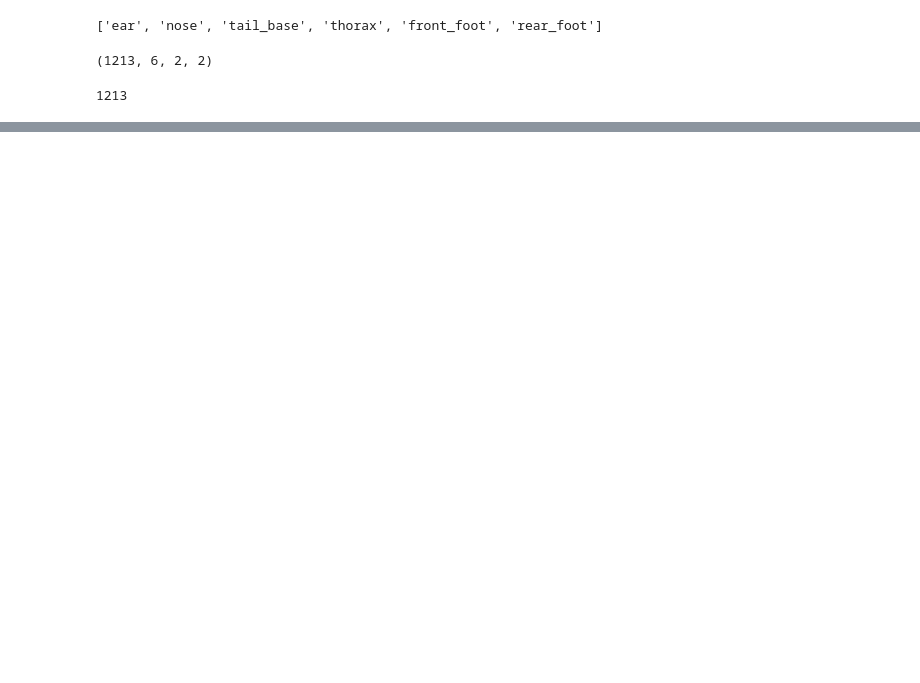
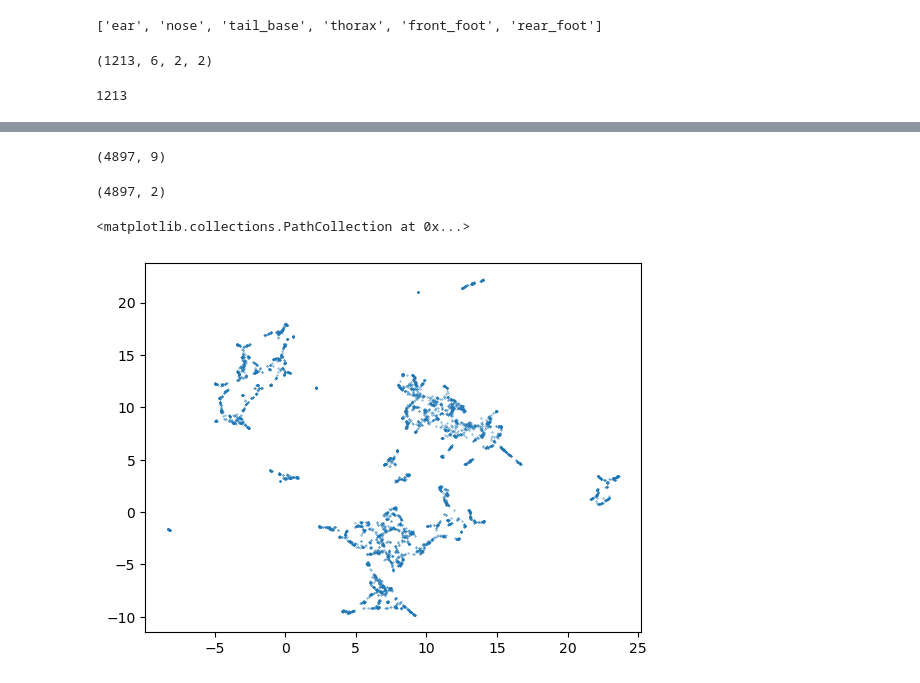
Before and after one commit to padillacoreanolab/pose_tracking_repo, a Jupyter notebook: results/tube_test_analysis/tube_test_features.ipynb, the cells around one changed output, grey strips where cells are left out. Saved outputs shown, nothing was run; the diff lists cells and outputs as text; code cells hidden in the pictures; blank space fills up the shorter version.

Commit message:
Extracts features based on angles. distance, and velocities

```diff
--- a/results/tube_test_analysis/tube_test_features.ipynb
+++ b/results/tube_test_analysis/tube_test_features.ipynb
@@ -136,8 +94,3 @@ print(locations.shape)
 len(locations)
 # %% [output]
 1213
-# %%
-(a,b) = (1, 2)
-(c,d) = (3, 4)
-
-print(a)
@@ -246,0 +199,3 @@ range(0, 1)
+# %%
+angles = get_angles(locations, 0, 1, 4)
+print(len(angles[1]))
@@ -246,0 +210,29 @@ range(0, 1)
+# %%
+
+
+is_first = True
+for filename in filenames:
+    dset_names, locations, node_names = get_info(filename)
+    features = np.zeros((9,len(locations)))
+    locations = fill_missing(locations)
+    angles = get_angles(locations, 0, 1, 3)
+    features[0] = angles[0]
+    features[1] = angles[1]
+    nose_velocities = get_velocities(locations, 1)
+    features[2] = nose_velocities[0]
+    features[3] = nose_velocities[1]
+    thorax_velocities = get_velocities(locations,3)
+    features[4] = thorax_velocities[0]
+    features[5] = thorax_velocities[1]
+    features[6] = get_distances_between_mice(locations, 1)
+    nose_tailbase = get_distances_between_nodes(locations, 1,2)
+    features[7] = nose_tailbase[0]
+    features[8] = nose_tailbase[1]
+    print(features.shape)
+    if is_first:
+        features_total = features
+        is_first = False
+    else:
+        features_total = np.concatenate((features_total, features),1)
+
+features_total = np.swapaxes(features_total,0,1)
@@ -246,0 +252,4 @@ range(0, 1)
+# %%
+features_total.shape
+# %% [output]
+(4897, 9)
@@ -246,0 +276,21 @@ range(0, 1)
+# %%
+reducer = umap.UMAP()
+# dimenionality reduction part of UMAP ( uniform manifold approximation & projection )
+
+standard_embedding = reducer.fit_transform(features_total)
+# %%
+clusterable_embedding = umap.UMAP(
+    n_neighbors= 18,
+    min_dist=0.0,
+    n_components=2,
+    random_state=42,
+).fit_transform(features_total)
+
+clusterable_embedding.shape
+# %% [output]
+(4897, 2)
+# %%
+plt.scatter(standard_embedding[:, 0], standard_embedding[:, 1], s=0.1,)
+# %% [output]
+<matplotlib.collections.PathCollection at 0x...>
+[figure, added]
```
Also changed, not shown: parts of 25 cells of this notebook, 2 other files.
